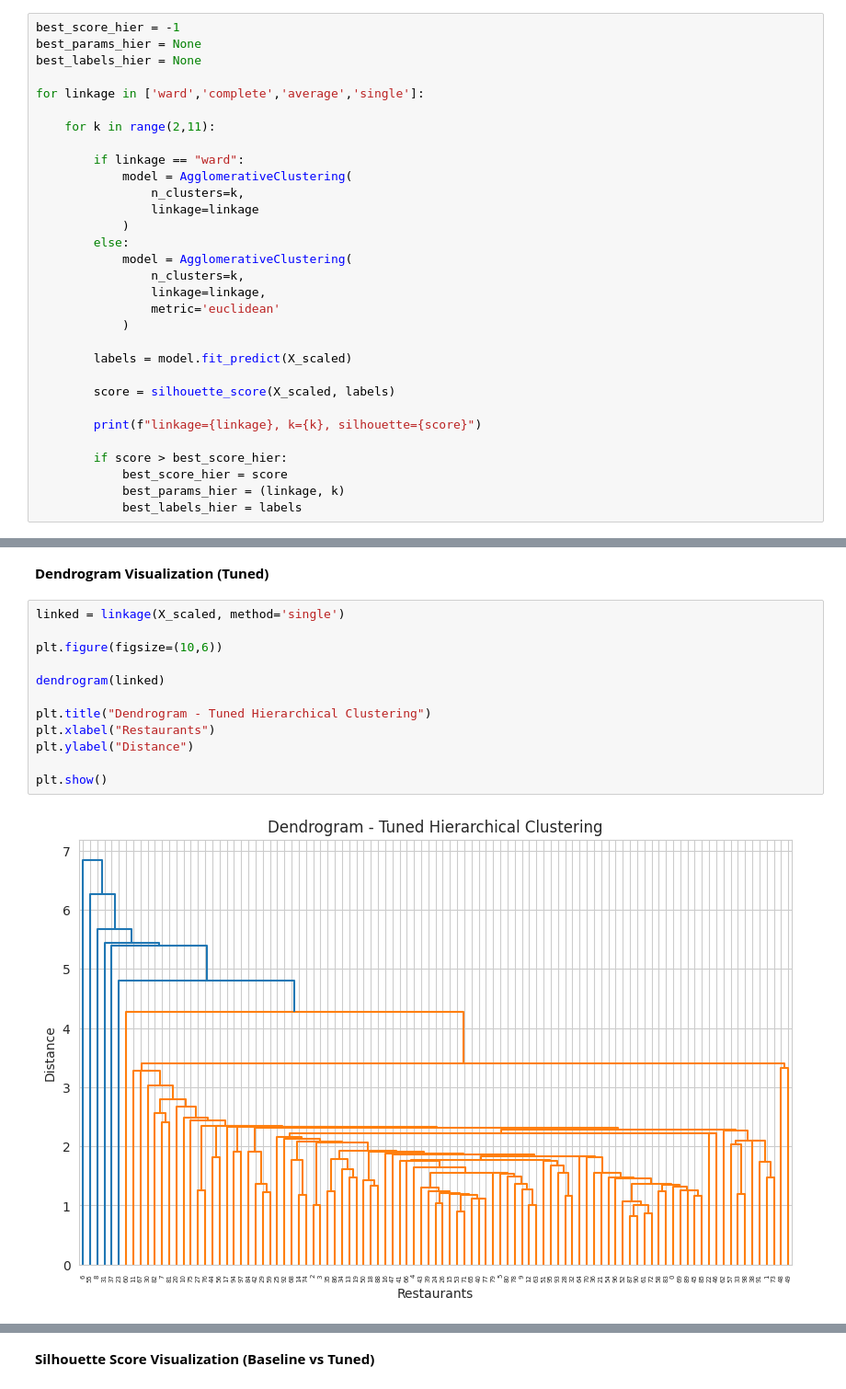
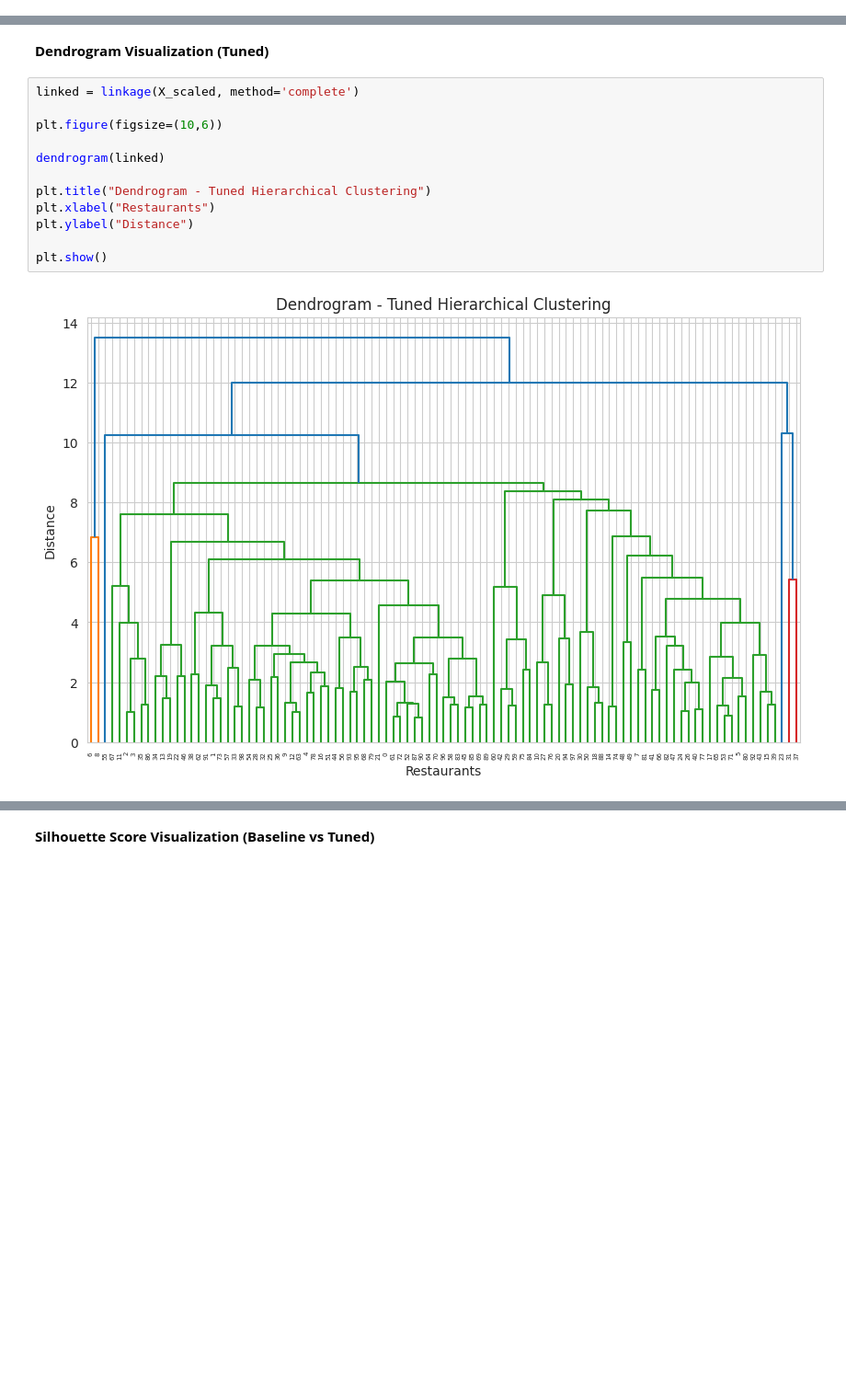
Before and after one commit to Sagarjain93/Machine-Learning-Portfolio, a Jupyter notebook: 03_ML_Practice/Zomato_Restaurant_Clustering/notebook/04_ML_Clustering.ipynb, the cells around one changed output, grey strips where cells are left out. Shown at 92% size. Cells and saved outputs as stored; diff of their text form; blank space fills up the shorter version.

```diff
--- a/03_ML_Practice/Zomato_Restaurant_Clustering/notebook/04_ML_Clustering.ipynb
+++ b/03_ML_Practice/Zomato_Restaurant_Clustering/notebook/04_ML_Clustering.ipynb
@@ -3335,34 +3349,3 @@ plt.show()
 #### **Tuned Agglomerative Hierarchical Clustering**
 # %% [markdown]
 **Fit Model**
-# %%
-best_score_hier = -1
-best_params_hier = None
-best_labels_hier = None
-
-for linkage in ['ward','complete','average','single']:
-
-    for k in range(2,11):
-
-        if linkage == "ward":
-            model = AgglomerativeClustering(
-                n_clusters=k,
-                linkage=linkage
-            )
-        else:
-            model = AgglomerativeClustering(
-                n_clusters=k,
-                linkage=linkage,
-                metric='euclidean'
-            )
-
-        labels = model.fit_predict(X_scaled)
-
-        score = silhouette_score(X_scaled, labels)
-
-        print(f"linkage={linkage}, k={k}, silhouette={score}")
-
-        if score > best_score_hier:
-            best_score_hier = score
-            best_params_hier = (linkage, k)
-            best_labels_hier = labels
@@ -3393,16 +3378,16 @@ best_params_hier, best_score_hier
 # %% [markdown]
 **Dendrogram Visualization (Tuned)**
 # %%
-linked = linkage(X_scaled, method='single')
+linked = linkage(X_scaled, method='complete')
 
 plt.figure(figsize=(10,6))
 
 dendrogram(linked)
 
 plt.title("Dendrogram - Tuned Hierarchical Clustering")
 plt.xlabel("Restaurants")
 plt.ylabel("Distance")
 
 plt.show()
 # %% [output]
-[figure, old version]
+[figure, new version]
```
Also changed, not shown: parts of 27 cells of this notebook.
